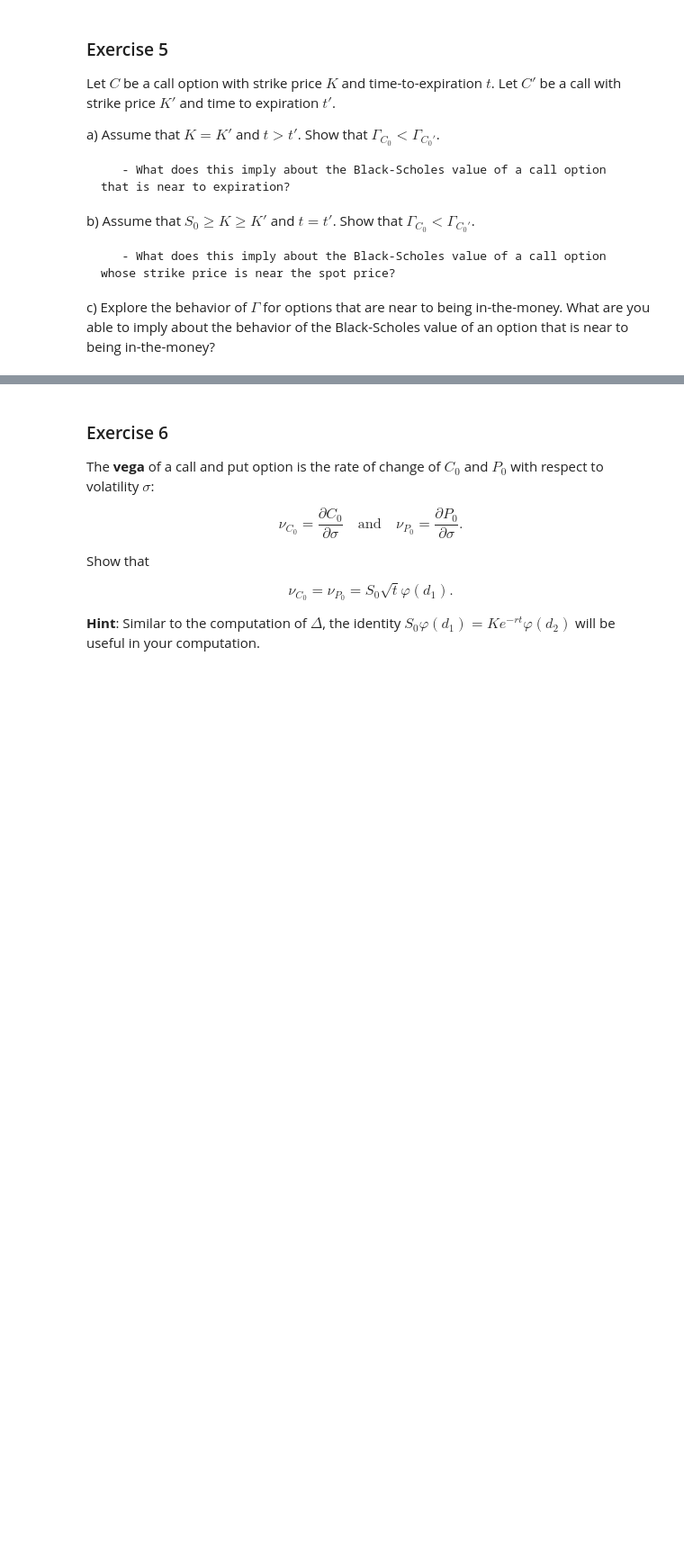
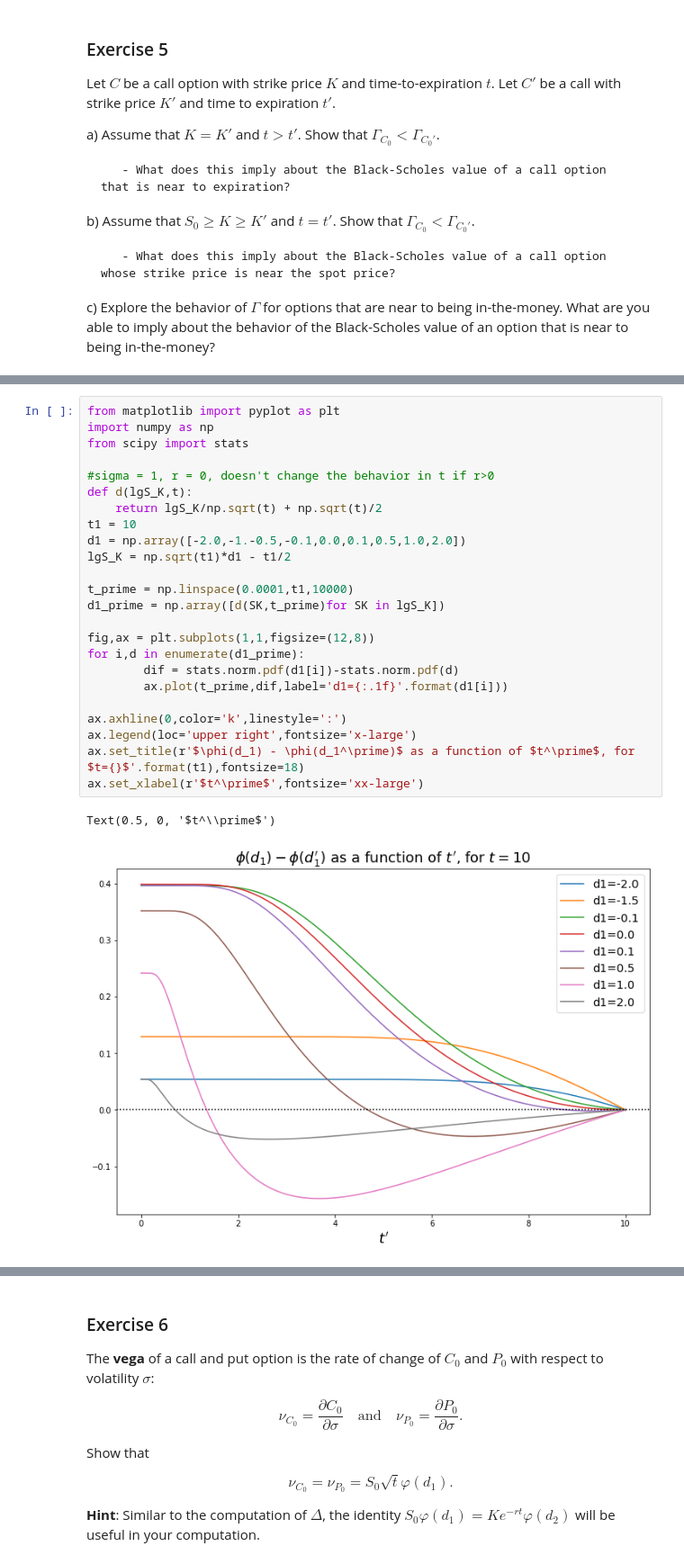
Before and after one commit to tdore738/Erdos_Inst_Quant_Fin_2025, a Jupyter notebook: Homework/3 Homework.ipynb, the cells around one changed output, grey strips where cells are left out. Shown at 90% size. Saved outputs shown, nothing was run; the diff lists cells and outputs as text; blank space fills up the shorter version.

```diff
--- a/Homework/3 Homework.ipynb
+++ b/Homework/3 Homework.ipynb
@@ -90,0 +139,27 @@ Let $C$ be a call option with strike price $K$ and time-to-expiration $t$. Let $
+# %%
+from matplotlib import pyplot as plt
+import numpy as np
+from scipy import stats
+
+#sigma = 1, r = 0, doesn't change the behavior in t if r>0
+def d(lgS_K,t):
+    return lgS_K/np.sqrt(t) + np.sqrt(t)/2
+t1 = 10
+d1 = np.array([-2.0,-1.-0.5,-0.1,0.0,0.1,0.5,1.0,2.0])
+lgS_K = np.sqrt(t1)*d1 - t1/2
+
+t_prime = np.linspace(0.0001,t1,10000)
+d1_prime = np.array([d(SK,t_prime)for SK in lgS_K])
+
+fig,ax = plt.subplots(1,1,figsize=(12,8))
+for i,d in enumerate(d1_prime):
+        dif = stats.norm.pdf(d1[i])-stats.norm.pdf(d)
+        ax.plot(t_prime,dif,label='d1={:.1f}'.format(d1[i]))
+
+ax.axhline(0,color='k',linestyle=':')
+ax.legend(loc='upper right',fontsize='x-large')
+ax.set_title(r'$\phi(d_1) - \phi(d_1^\prime)$ as a function of $t^\prime$, for $t={}$'.format(t1),fontsize=18)
+ax.set_xlabel(r'$t^\prime$',fontsize='xx-large')
+# %% [output]
+Text(0.5, 0, '$t^\\prime$')
+[figure, added]
```
Also changed, not shown: parts of 8 cells of this notebook.
